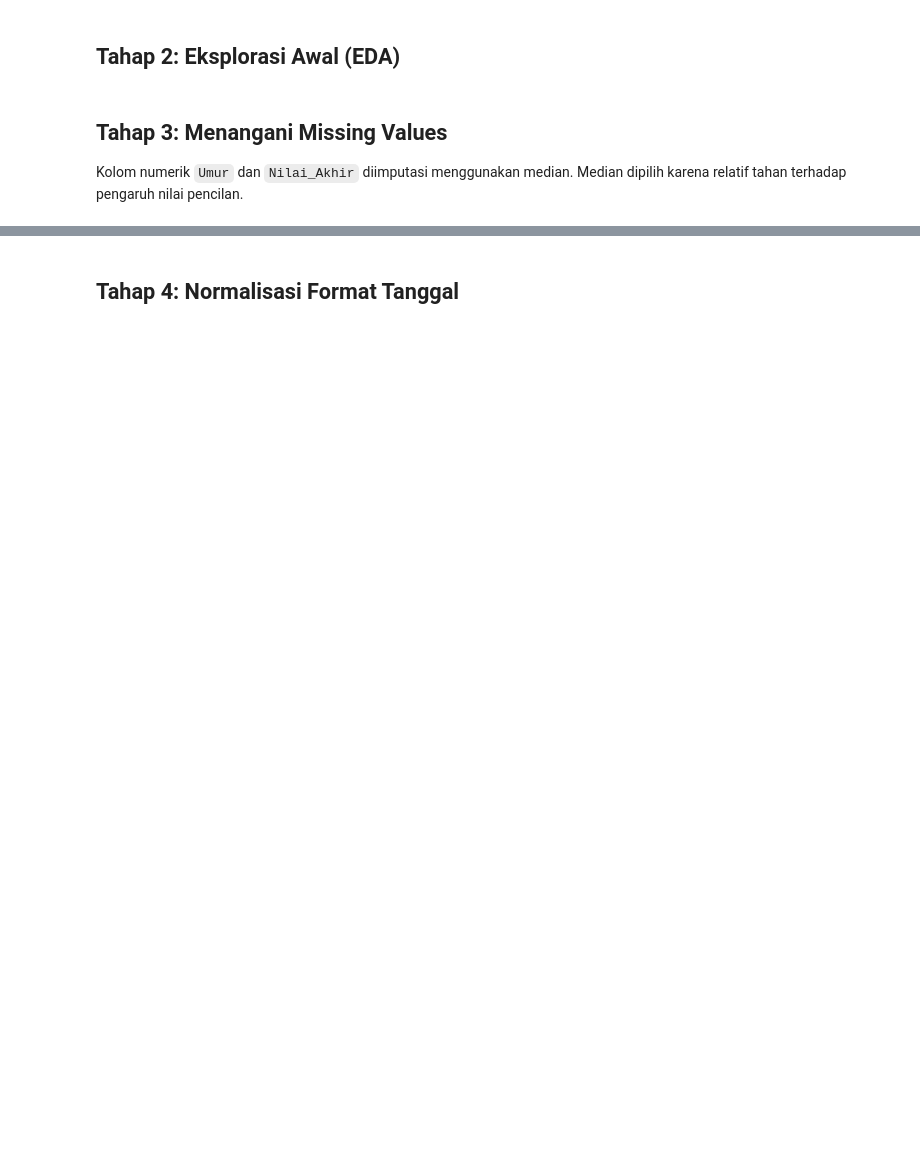
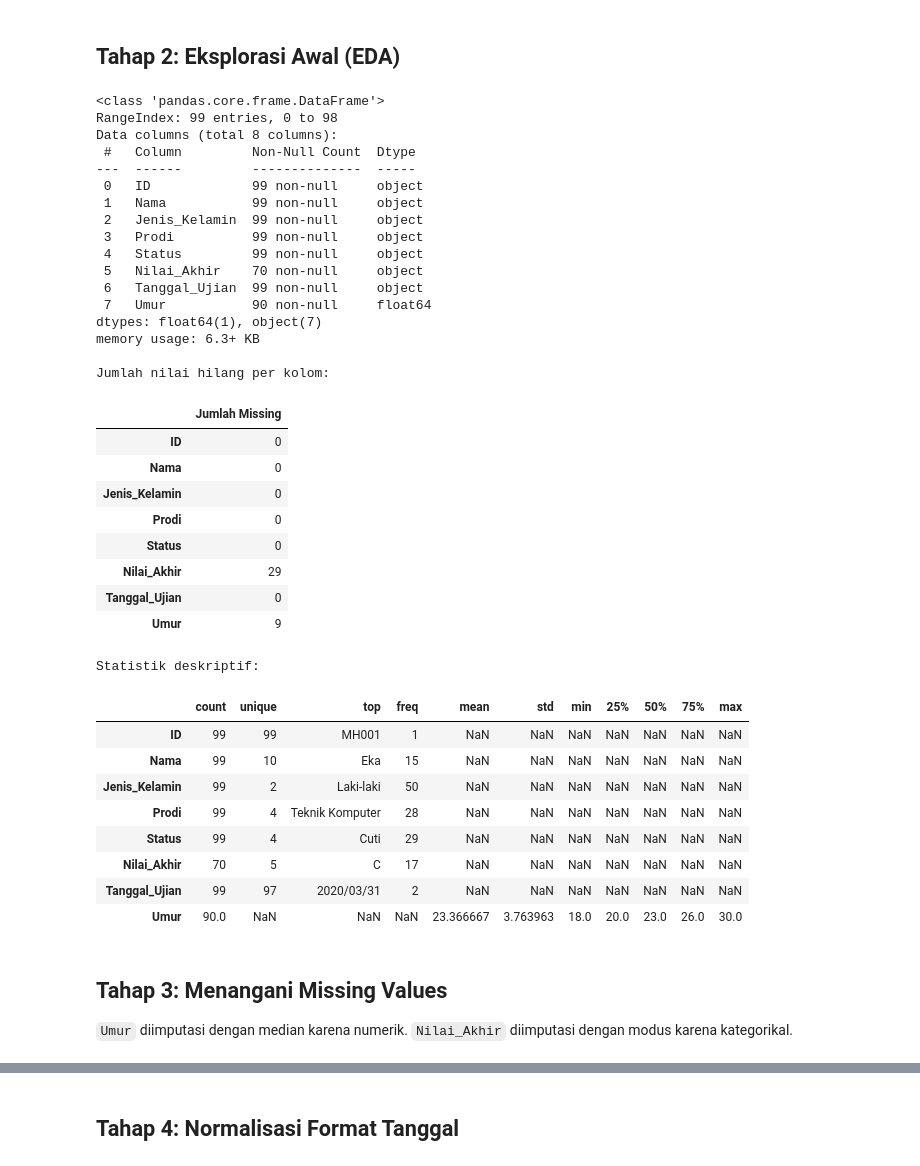
Before and after one commit to kairish33-sys/Tugas-Data-Preprocessing, a Jupyter notebook: Tugas1_Preprocessing_Mahasiswa.ipynb, the cells around one changed output, grey strips where cells are left out. Saved outputs shown, nothing was run; the diff lists cells and outputs as text; code cells hidden in the pictures; blank space fills up the shorter version.

```diff
--- a/Tugas1_Preprocessing_Mahasiswa.ipynb
+++ b/Tugas1_Preprocessing_Mahasiswa.ipynb
@@ -9,5 +9,7 @@ import matplotlib.pyplot as plt
 from sklearn.preprocessing import LabelEncoder
 from sklearn.model_selection import train_test_split
 
-df = pd.read_csv('dataset_tugas1_preprocessing.csv')
-df.head()
+file_path = "dataset_tugas1_preprocessing.csv"
+df = pd.read_csv(file_path)
+print("Ukuran dataset:", df.shape)
+display(df.head())
@@ -14,15 +24,49 @@ df.head()
 # %% [markdown]
 ## Tahap 2: Eksplorasi Awal (EDA)
 # %%
-# Struktur dan tipe data
 df.info()
-
-# Jumlah nilai hilang per kolom
-print(df.isnull().sum())
-
-# Statistik deskriptif
-df.describe(include='all')
+print("\nJumlah nilai hilang per kolom:")
+display(df.isna().sum().to_frame("Jumlah Missing"))
+print("\nStatistik deskriptif:")
+display(df.describe(include="all").T)
+# %% [output]
+<class 'pandas.core.frame.DataFrame'>
+RangeIndex: 99 entries, 0 to 98
+Data columns (total 8 columns):
+ #   Column         Non-Null Count  Dtype
+---  ------         --------------  -----
+ 0   ID             99 non-null     object
+ 1   Nama           99 non-null     object
+ 2   Jenis_Kelamin  99 non-null     object
+ 3   Prodi          99 non-null     object
+ 4   Status         99 non-null     object
+ 5   Nilai_Akhir    70 non-null     object
+ 6   Tanggal_Ujian  99 non-null     object
+ 7   Umur           90 non-null     float64
+dtypes: float64(1), object(7)
+memory usage: 6.3+ KB
+
+Jumlah nilai hilang per kolom:
+|  | Jumlah Missing |
+| ID | 0 |
+| Nama | 0 |
+| Jenis_Kelamin | 0 |
+| Prodi | 0 |
+| Status | 0 |
+| Nilai_Akhir | 29 |
+| Tanggal_Ujian | 0 |
+| Umur | 9 |
+Statistik deskriptif:
+|  | count | unique | top | freq | mean | std | min | 25% | 50% | 75% | max |
+| ID | 99 | 99 | MH001 | 1 | NaN | NaN | NaN | NaN | NaN | NaN | NaN |
+| Nama | 99 | 10 | Eka | 15 | NaN | NaN | NaN | NaN | NaN | NaN | NaN |
+| Jenis_Kelamin | 99 | 2 | Laki-laki | 50 | NaN | NaN | NaN | NaN | NaN | NaN | NaN |
+| Prodi | 99 | 4 | Teknik Komputer | 28 | NaN | NaN | NaN | NaN | NaN | NaN | NaN |
+| Status | 99 | 4 | Cuti | 29 | NaN | NaN | NaN | NaN | NaN | NaN | NaN |
+| Nilai_Akhir | 70 | 5 | C | 17 | NaN | NaN | NaN | NaN | NaN | NaN | NaN |
+| Tanggal_Ujian | 99 | 97 | 2020/03/31 | 2 | NaN | NaN | NaN | NaN | NaN | NaN | NaN |
+| Umur | 90.0 | NaN | NaN | NaN | 23.366667 | 3.763963 | 18.0 | 20.0 | 23.0 | 26.0 | 30.0 |
 # %% [markdown]
 ## Tahap 3: Menangani Missing Values
 
-Kolom numerik `Umur` dan `Nilai_Akhir` diimputasi menggunakan median. Median dipilih karena relatif tahan terhadap pengaruh nilai pencilan.
+`Umur` diimputasi dengan median karena numerik. `Nilai_Akhir` diimputasi dengan modus karena kategorikal.
```
Also changed, not shown: parts of 17 cells of this notebook.
